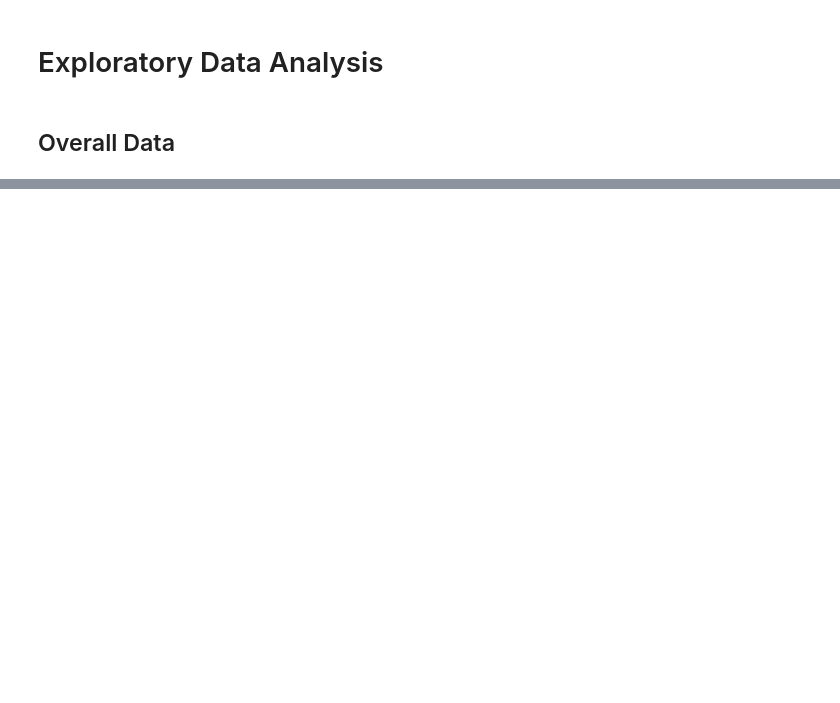
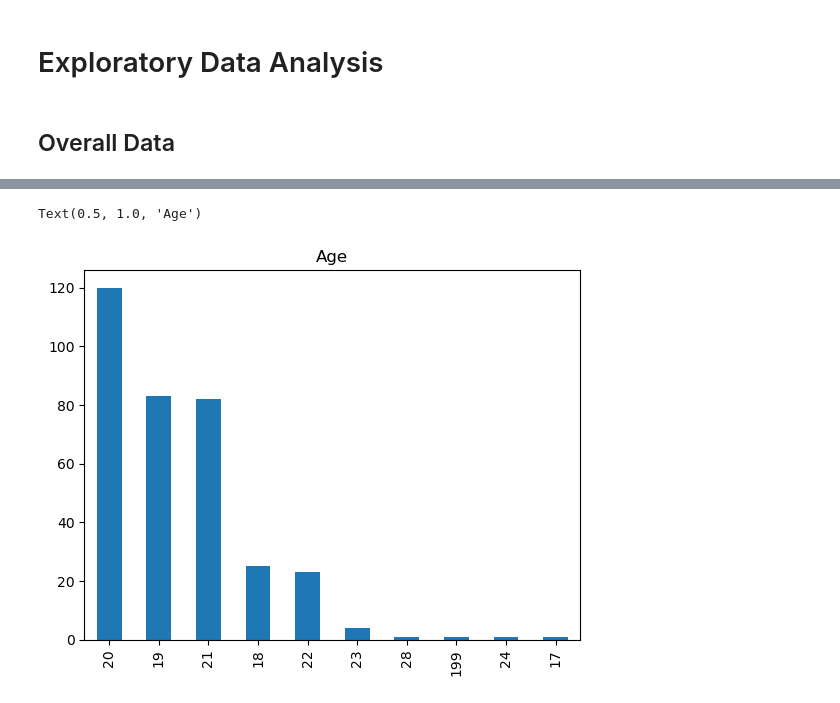
Before and after one commit to laurenlsun/dond-collected-analysis, a Jupyter notebook: collected data analysis.ipynb, the cells around one changed output, grey strips where cells are left out. Saved outputs shown, nothing was run; the diff lists cells and outputs as text; code cells hidden in the pictures; blank space fills up the shorter version.

```diff
--- a/collected data analysis.ipynb
+++ b/collected data analysis.ipynb
@@ -204,0 +373,6 @@ Name: Q29, Length: 340, dtype: object
+# %%
+df['Q1'].value_counts().plot(kind='bar')
+plt.title("Age")
+# %% [output]
+Text(0.5, 1.0, 'Age')
+[figure, added]
```
Also changed, not shown: parts of 70 cells of this notebook.
